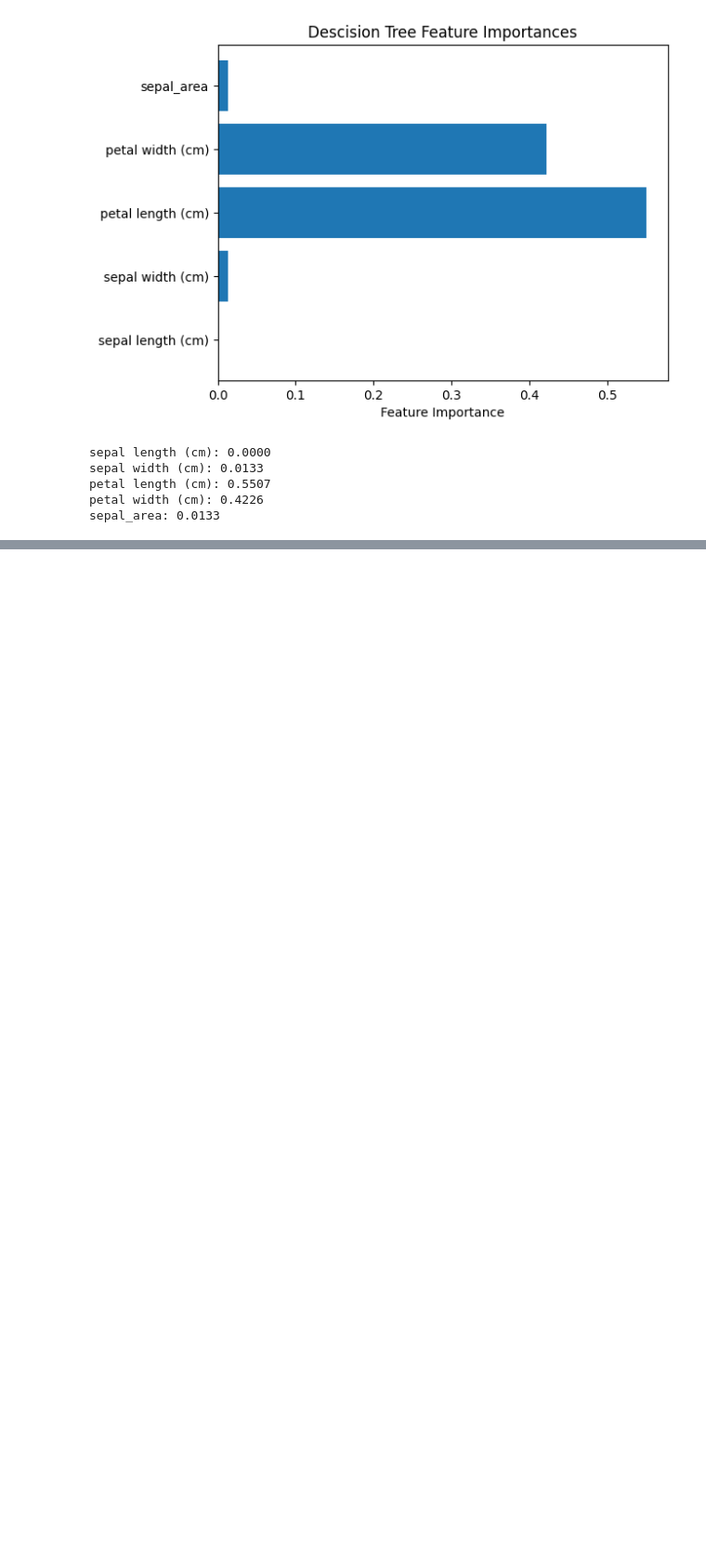
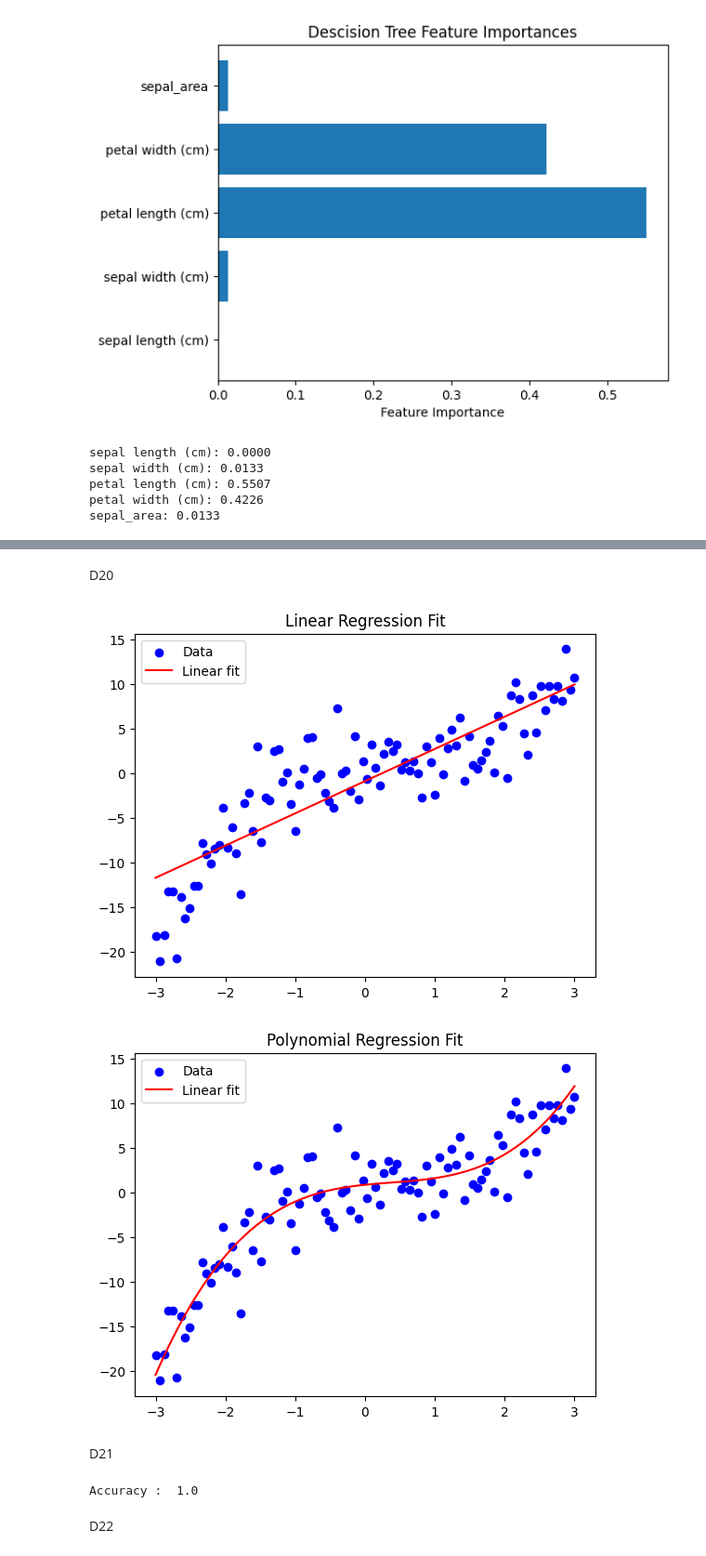
Before and after one commit to CJYJas/SelfLearn_2025, a Jupyter notebook: selflearn.ipynb, the cells around one changed output, grey strips where cells are left out. Shown at 93% size. Drawn from its saved outputs; the diff is of its cells as text; code cells hidden in the pictures; blank space fills up the shorter version.

```diff
--- a/selflearn.ipynb
+++ b/selflearn.ipynb
@@ -531,0 +893,61 @@ sepal_area: 0.0133
+# %% [markdown]
+D20
+# %%
+import numpy as np
+import matplotlib.pyplot as plt
+from sklearn.linear_model import LinearRegression
+from sklearn.preprocessing import PolynomialFeatures
+from sklearn.pipeline import make_pipeline
+
+#Sample non linear data
+np.random.seed(0)
+X = np.linspace(-3, 3, 100).reshape(-1, 1)
+y = 0.5 * X**3 - X**2 + X + 2 + np.random.randn(100, 1) * 3
+
+model = LinearRegression()
+model.fit(X, y)
+y_pred = model.predict(X)
+
+plt.scatter(X, y, color = 'blue', label = 'Data')
+plt.plot(X, y_pred, color = 'red', label = 'Linear fit')
+plt.legend()
+plt.title('Linear Regression Fit')
+plt.show()
+
+poly_model = make_pipeline(PolynomialFeatures(degree=3), LinearRegression())
+poly_model.fit(X,y)
+y_pred_poly = poly_model.predict(X)
+
+plt.scatter(X, y, color = 'blue', label = 'Data')
+plt.plot(X, y_pred_poly, color = 'red', label = 'Linear fit')
+plt.legend()
+plt.title('Polynomial Regression Fit')
+plt.show()
+# %% [output]
+[figure, added]
+[figure, added]
+# %% [markdown]
+D21
+# %%
+from sklearn.datasets import load_iris
+from sklearn.linear_model import LogisticRegression
+from sklearn.model_selection import train_test_split
+from sklearn.metrics import accuracy_score
+
+data = load_iris()
+X = data.data
+y = (data.target == 0).astype(int) #Binary classfication is it class 0?
+
+X_train, X_test, y_train, y_test = train_test_split(X, y, test_size = 0.3, random_state = 42)
+
+model = LogisticRegression()
+model.fit(X_train, y_train)
+
+y_pred = model.predict(X_test)
+
+acc = accuracy_score(y_test, y_pred)
+print("Accuracy : ", acc)
+# %% [output]
+Accuracy :  1.0
+# %% [markdown]
+D22
```
Also changed, not shown: parts of 32 cells of this notebook.
